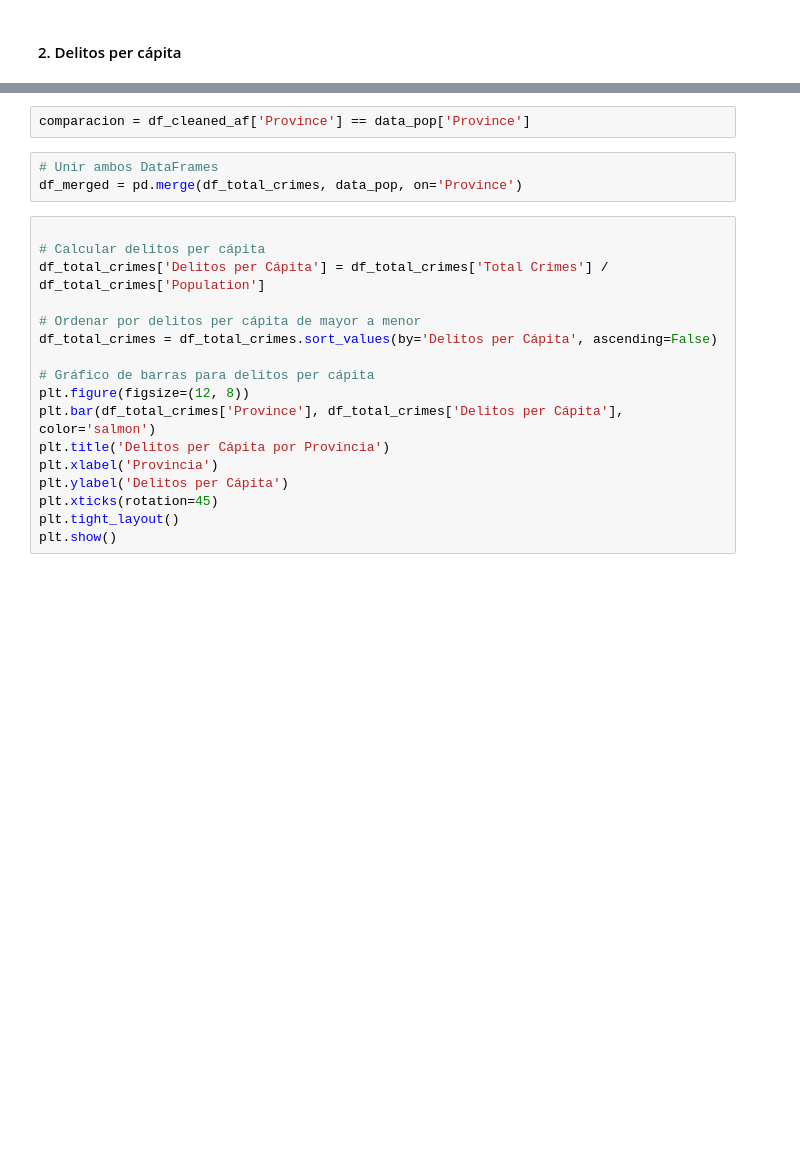
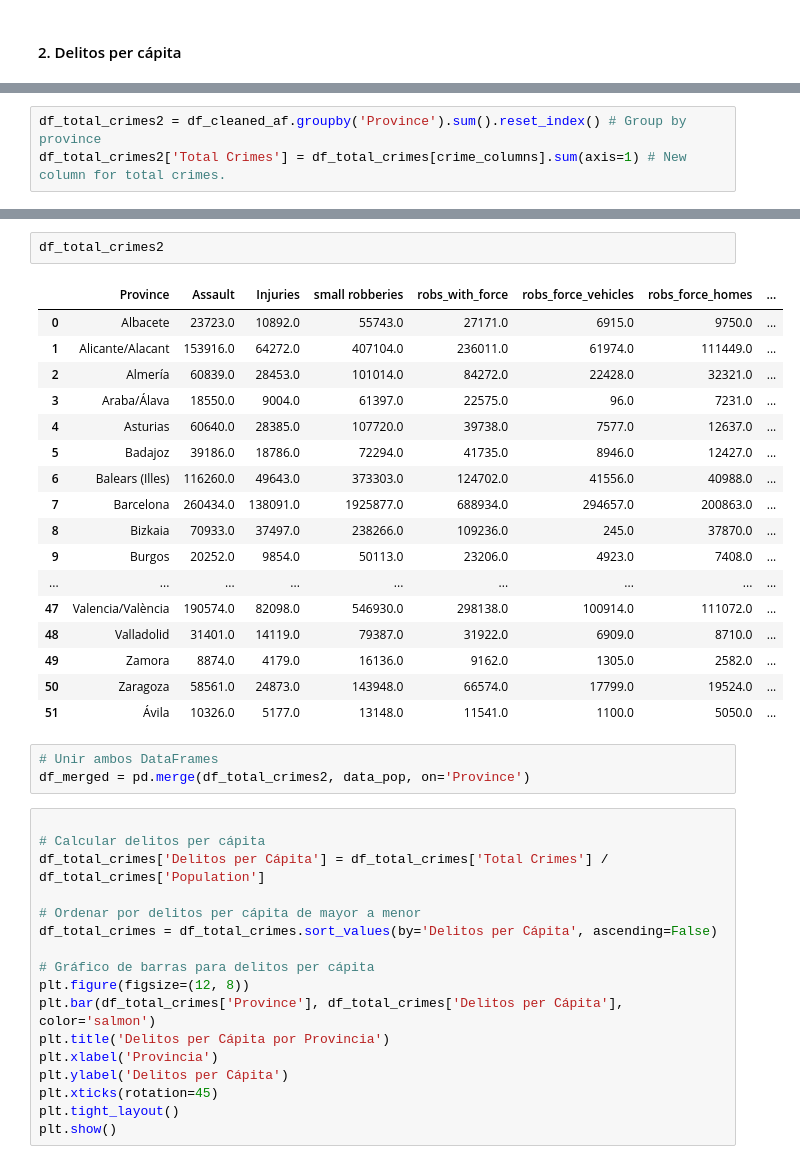
Before and after one commit to LuisHRF/Home-Insurance-Study-Project, a Jupyter notebook: main.ipynb, the cells around one changed output, grey strips where cells are left out. Cells and saved outputs as stored; diff of their text form; blank space fills up the shorter version.

Commit message:
Añadiendo cambios pre-merge

```diff
--- a/main.ipynb
+++ b/main.ipynb
@@ -251,0 +269,3 @@ data_pop = pd.read_excel(url_po)
+# %%
+df_total_crimes2 = df_cleaned_af.groupby('Province').sum().reset_index() # Group by province
+df_total_crimes2['Total Crimes'] = df_total_crimes[crime_columns].sum(axis=1) # New column for total crimes.
@@ -254,8 +314,26 @@ data_pop
-# %%
-comparacion = df_cleaned_af['Province'] == data_pop['Province']
+# %%
+df_total_crimes2
+# %% [output]
+|  | Province | Assault | Injuries | small robberies | robs_with_force | robs_force_vehicles | robs_force_homes | ... |
+| 0 | Albacete | 23723.0 | 10892.0 | 55743.0 | 27171.0 | 6915.0 | 9750.0 | ... |
+| 1 | Alicante/Alacant | 153916.0 | 64272.0 | 407104.0 | 236011.0 | 61974.0 | 111449.0 | ... |
+| 2 | Almería | 60839.0 | 28453.0 | 101014.0 | 84272.0 | 22428.0 | 32321.0 | ... |
+| 3 | Araba/Álava | 18550.0 | 9004.0 | 61397.0 | 22575.0 | 96.0 | 7231.0 | ... |
+| 4 | Asturias | 60640.0 | 28385.0 | 107720.0 | 39738.0 | 7577.0 | 12637.0 | ... |
+| 5 | Badajoz | 39186.0 | 18786.0 | 72294.0 | 41735.0 | 8946.0 | 12427.0 | ... |
+| 6 | Balears (Illes) | 116260.0 | 49643.0 | 373303.0 | 124702.0 | 41556.0 | 40988.0 | ... |
+| 7 | Barcelona | 260434.0 | 138091.0 | 1925877.0 | 688934.0 | 294657.0 | 200863.0 | ... |
+| 8 | Bizkaia | 70933.0 | 37497.0 | 238266.0 | 109236.0 | 245.0 | 37870.0 | ... |
+| 9 | Burgos | 20252.0 | 9854.0 | 50113.0 | 23206.0 | 4923.0 | 7408.0 | ... |
+| ... | ... | ... | ... | ... | ... | ... | ... | ... |
+| 47 | Valencia/València | 190574.0 | 82098.0 | 546930.0 | 298138.0 | 100914.0 | 111072.0 | ... |
+| 48 | Valladolid | 31401.0 | 14119.0 | 79387.0 | 31922.0 | 6909.0 | 8710.0 | ... |
+| 49 | Zamora | 8874.0 | 4179.0 | 16136.0 | 9162.0 | 1305.0 | 2582.0 | ... |
+| 50 | Zaragoza | 58561.0 | 24873.0 | 143948.0 | 66574.0 | 17799.0 | 19524.0 | ... |
+| 51 | Ávila | 10326.0 | 5177.0 | 13148.0 | 11541.0 | 1100.0 | 5050.0 | ... |
 # %%
 # Unir ambos DataFrames
-df_merged = pd.merge(df_total_crimes, data_pop, on='Province')
+df_merged = pd.merge(df_total_crimes2, data_pop, on='Province')
 # %%
 
 # Calcular delitos per cápita
```
Also changed, not shown: parts of 8 cells of this notebook.
